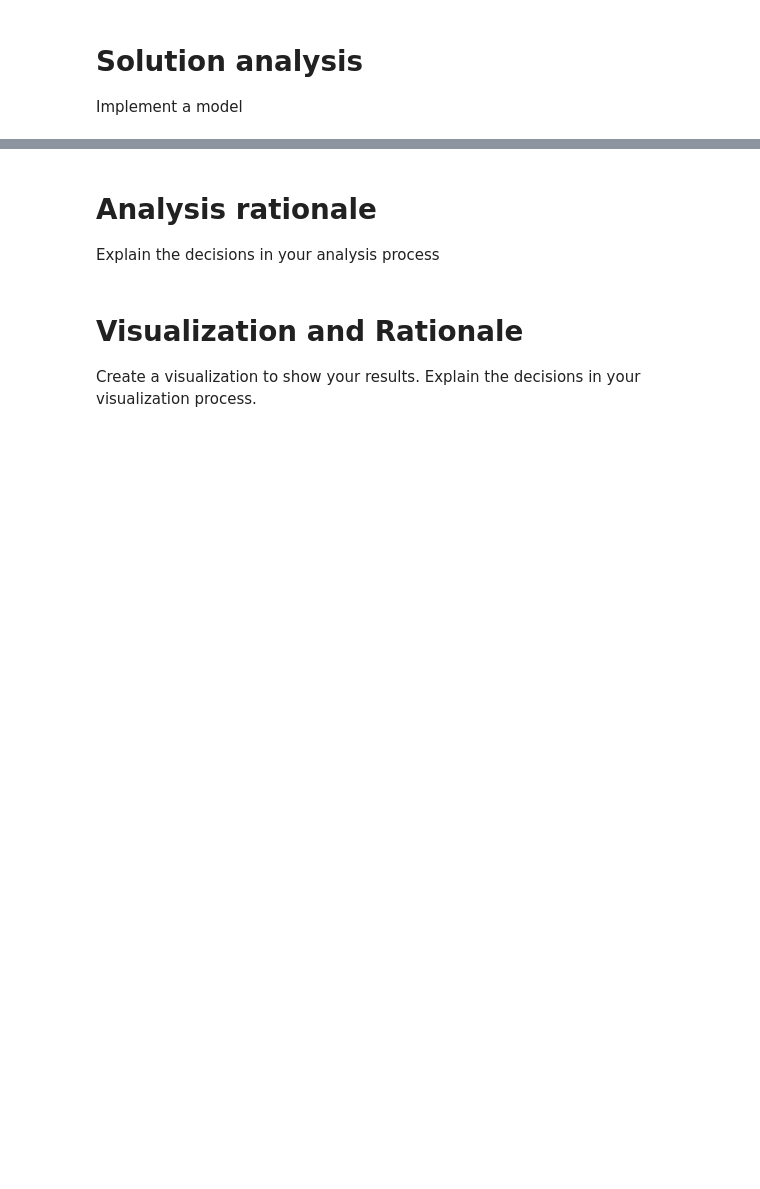
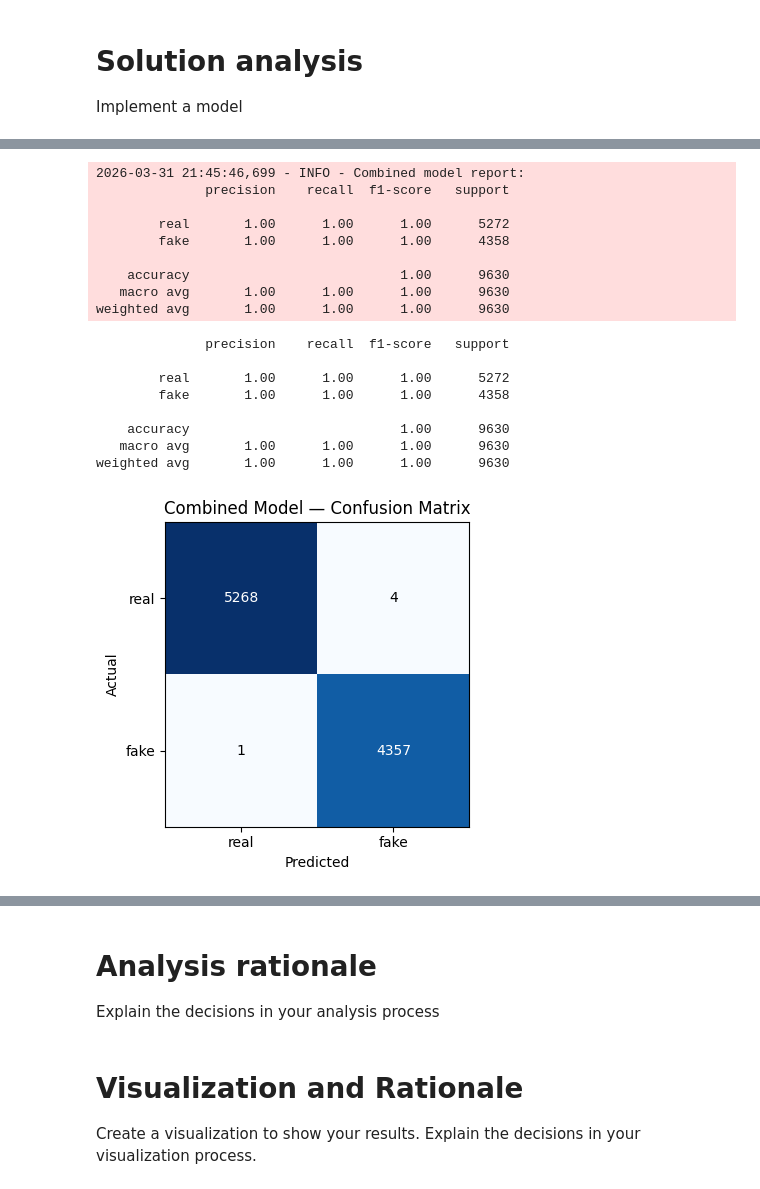
Before and after one commit to kguzman24/Detecting_AI_Generated_Personas, a Jupyter notebook: Pipeline.ipynb, the cells around one changed output, grey strips where cells are left out. Drawn from its saved outputs; the diff is of its cells as text; code cells hidden in the pictures; blank space fills up the shorter version.

```diff
--- a/Pipeline.ipynb
+++ b/Pipeline.ipynb
@@ -669,0 +815,57 @@ weighted avg       1.00      1.00      1.00      1926
+# %%
+#final evaluation of combined model
+
+try:
+    from sklearn.metrics import classification_report, confusion_matrix
+
+    report = classification_report(
+        df_model_ready['isFake'],
+        df_model_ready['combined_pred'],
+        target_names=['real', 'fake']
+    )
+    log.info(f"Combined model report:\n{report}")
+    print(report)
+
+    cm = confusion_matrix(df_model_ready['isFake'],
+                          df_model_ready['combined_pred'])
+
+    #plot confusion matrix
+    fig, ax = plt.subplots(figsize=(5, 4))
+    im = ax.imshow(cm, cmap='Blues')
+    ax.set_xticks([0, 1]); ax.set_yticks([0, 1])
+    ax.set_xticklabels(['real', 'fake'])
+    ax.set_yticklabels(['real', 'fake'])
+    ax.set_xlabel('Predicted')
+    ax.set_ylabel('Actual')
+    ax.set_title('Combined Model — Confusion Matrix')
+    for i in range(2):
+        for j in range(2):
+            ax.text(j, i, cm[i, j], ha='center', va='center',
+                    color='white' if cm[i, j] > cm.max()/2 else 'black')
+    plt.tight_layout()
+    plt.savefig("models/combined_confusion_matrix.png", dpi=150)
+    plt.show()
+    log.info("Combined model evaluation complete")
+
+except Exception as e:
+    log.error(f"Error evaluating combined model: {e}")
+    raise
+# %% [output]
+2026-03-31 21:45:46,699 - INFO - Combined model report:
+              precision    recall  f1-score   support
+
+        real       1.00      1.00      1.00      5272
+        fake       1.00      1.00      1.00      4358
+
+    accuracy                           1.00      9630
+   macro avg       1.00      1.00      1.00      9630
+weighted avg       1.00      1.00      1.00      9630
+              precision    recall  f1-score   support
+
+        real       1.00      1.00      1.00      5272
+        fake       1.00      1.00      1.00      4358
+
+    accuracy                           1.00      9630
+   macro avg       1.00      1.00      1.00      9630
+weighted avg       1.00      1.00      1.00      9630
+[figure, added]
```
Also changed, not shown: parts of 23 cells of this notebook, 10 other files.
